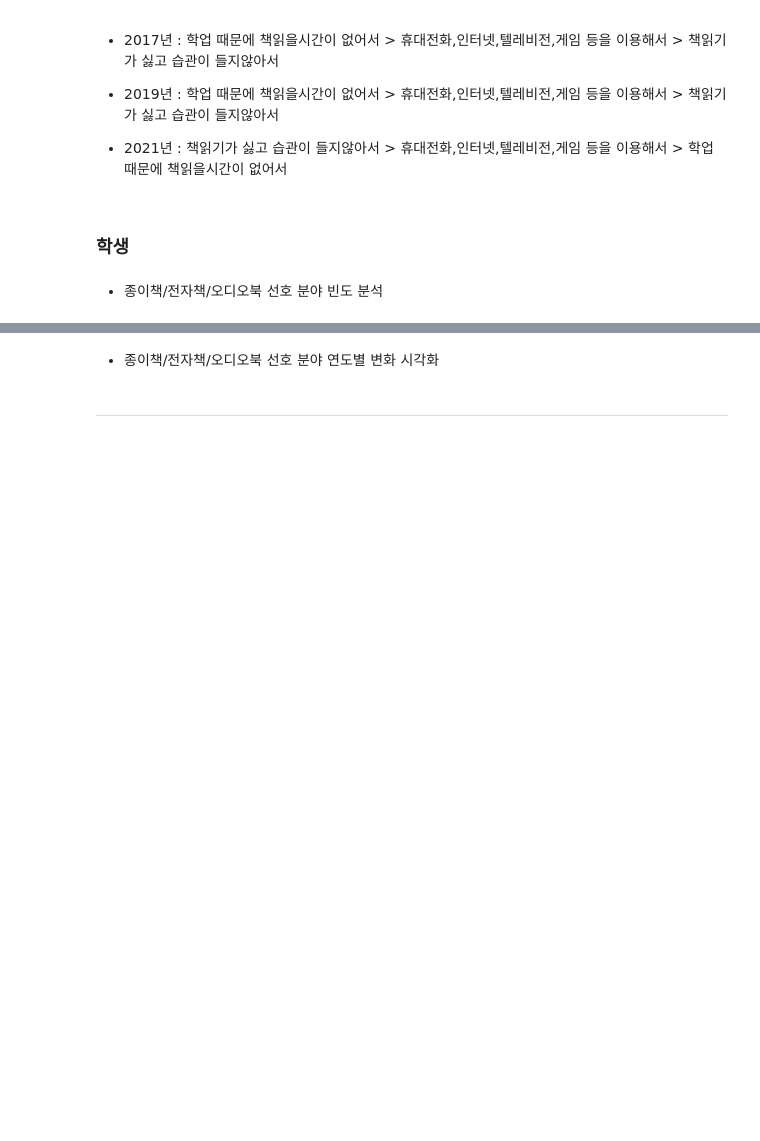
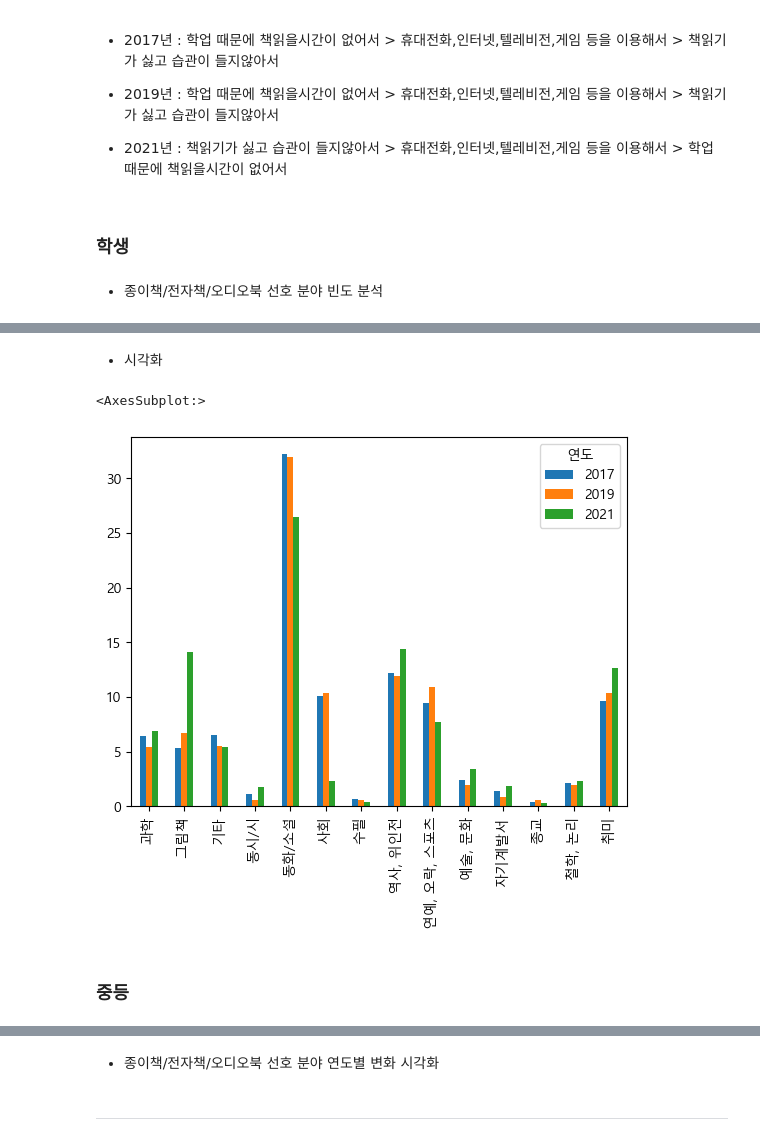
Before and after one commit to Yerial1125/semi_project, a Jupyter notebook: E조_세미프로젝트.ipynb, the cells around one changed output, grey strips where cells are left out. Cells and saved outputs as stored; diff of their text form; code cells hidden in the pictures; blank space fills up the shorter version.

```diff
--- a/E조_세미프로젝트.ipynb
+++ b/E조_세미프로젝트.ipynb
@@ -1749,0 +1797,9 @@ for i in list :
+# %%
+book_kind_ele_gr = book_kind_ele.groupby('연도')
+# %%
+def func_book_fav (gr) :
+    gr.replace({0:np.nan},inplace=True)
+    gr.dropna(thresh=3,inplace=True)
+    return gr['초등 독서분야 선호도1'].value_counts()*2 + gr['초등 독서분야 선호도2'].value_counts()
+# %%
+book_kind_ele = book_kind_ele_gr.apply(func_book_fav)
@@ -1749,0 +1816,5 @@ for i in list :
+# %%
+# 백분율로 확인하기
+book_kind_ele_col =book_kind_ele.columns
+book_kind_ele = book_kind_ele.div(book_kind_ele[book_kind_ele_col].sum(axis = 1),axis = 0).round(3)*100
+book_kind_ele
@@ -1749,0 +1827,9 @@ for i in list :
+# %% [markdown]
+- 시각화
+# %%
+book_kind_ele.T.plot(kind='bar')
+# %% [output]
+<AxesSubplot:>
+[figure, added]
+# %% [markdown]
+### 중등
```
Also changed, not shown: parts of 68 cells of this notebook.
